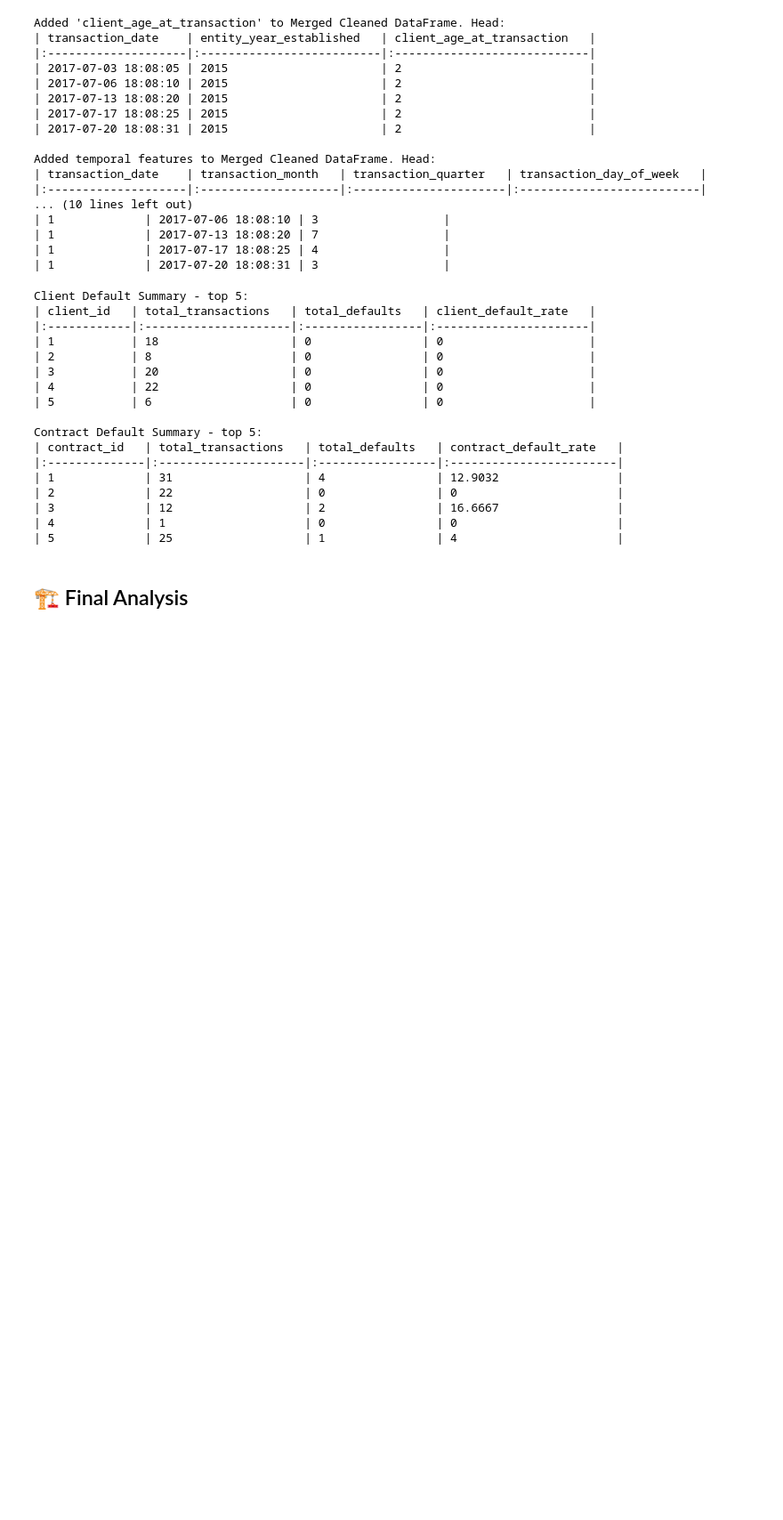
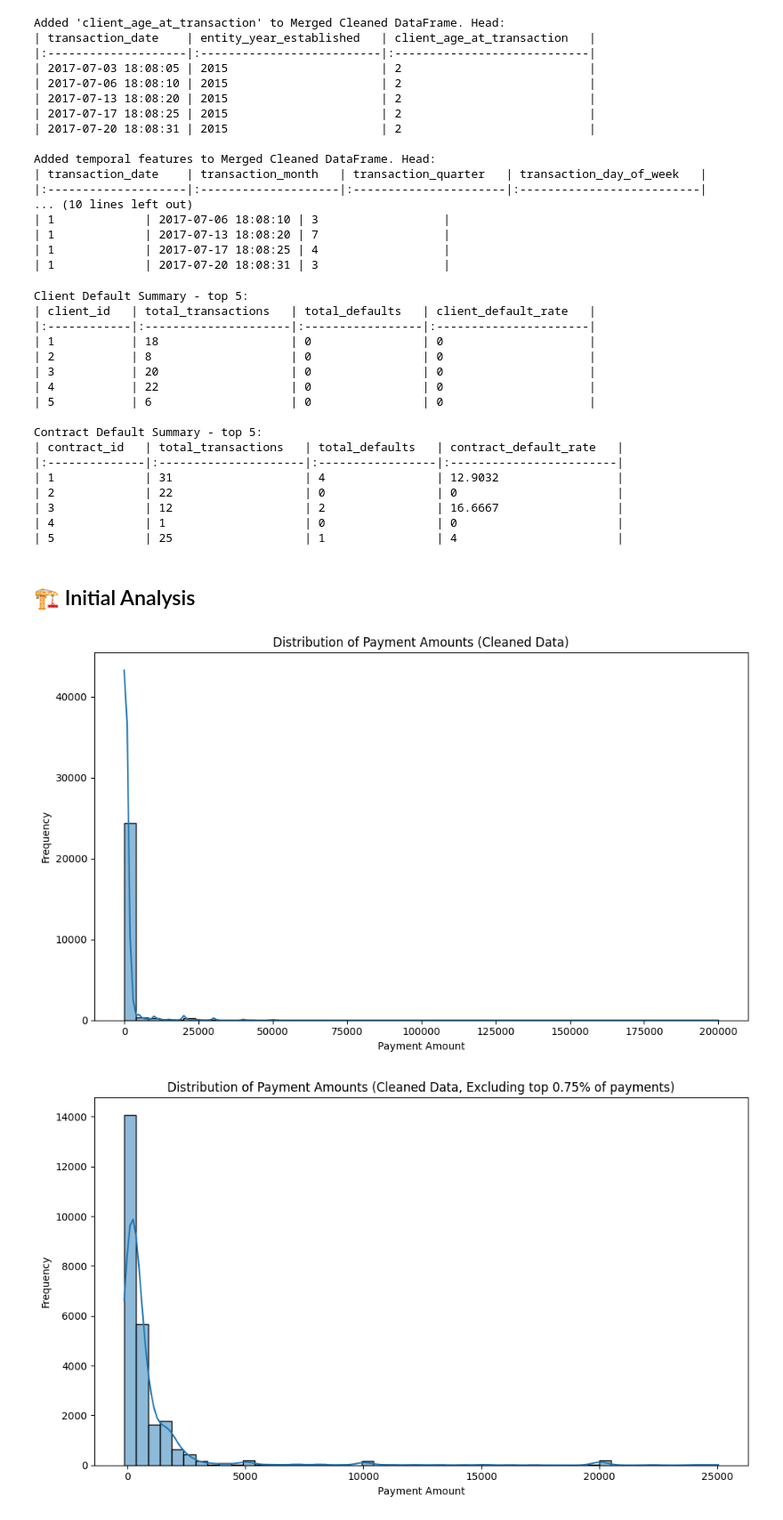
Before and after one commit to jack-braga/Jack-Braga-Case-Study, a Jupyter notebook: Analysis.ipynb, the cells around one changed output. Shown: that part at 89% size. Drawn from its saved outputs; the diff is of its cells as text; code cells hidden in the pictures; blank space fills up the shorter version.

Commit message:
:goal_net: discover blindspot in data

```diff
--- a/Analysis.ipynb
+++ b/Analysis.ipynb
@@ -385,4 +385,4 @@ Contract Default Summary - top 5:
 | 4             | 1                    | 0                | 0                       |
 | 5             | 25                   | 1                | 4                       |
 # %% [markdown]
-## 🏗️ Final Analysis
+## 🏗️ Initial Analysis
@@ -388,0 +392,26 @@ Contract Default Summary - top 5:
+# %%
+# Distribution of Payment Amounts
+plt.figure(figsize=(10, 6))
+sns.histplot(merged_cleaned_df['payment_amt'], bins=50, kde=True)
+plt.title('Distribution of Payment Amounts (Cleaned Data)')
+plt.xlabel('Payment Amount')
+plt.ylabel('Frequency')
+plt.tight_layout()
+plt.savefig('payment_amount_distribution_cleaned.png')
+plt.show()
+
+# Without the top 0.75% of payments
+upper_limit = merged_cleaned_df['payment_amt'].quantile(0.9925)
+filtered_payments = merged_cleaned_df[merged_cleaned_df['payment_amt'] <= upper_limit]
+
+plt.figure(figsize=(10, 6))
+sns.histplot(filtered_payments['payment_amt'], bins=50, kde=True)
+plt.title('Distribution of Payment Amounts (Cleaned Data, Excluding top 0.75% of payments)')
+plt.xlabel('Payment Amount')
+plt.ylabel('Frequency')
+plt.tight_layout()
+plt.savefig('payment_amount_distribution_cleaned_no_outliers.png')
+plt.show()
+# %% [output]
+[figure, added]
+[figure, added]
```
Also changed, not shown: parts of 10 cells of this notebook.
